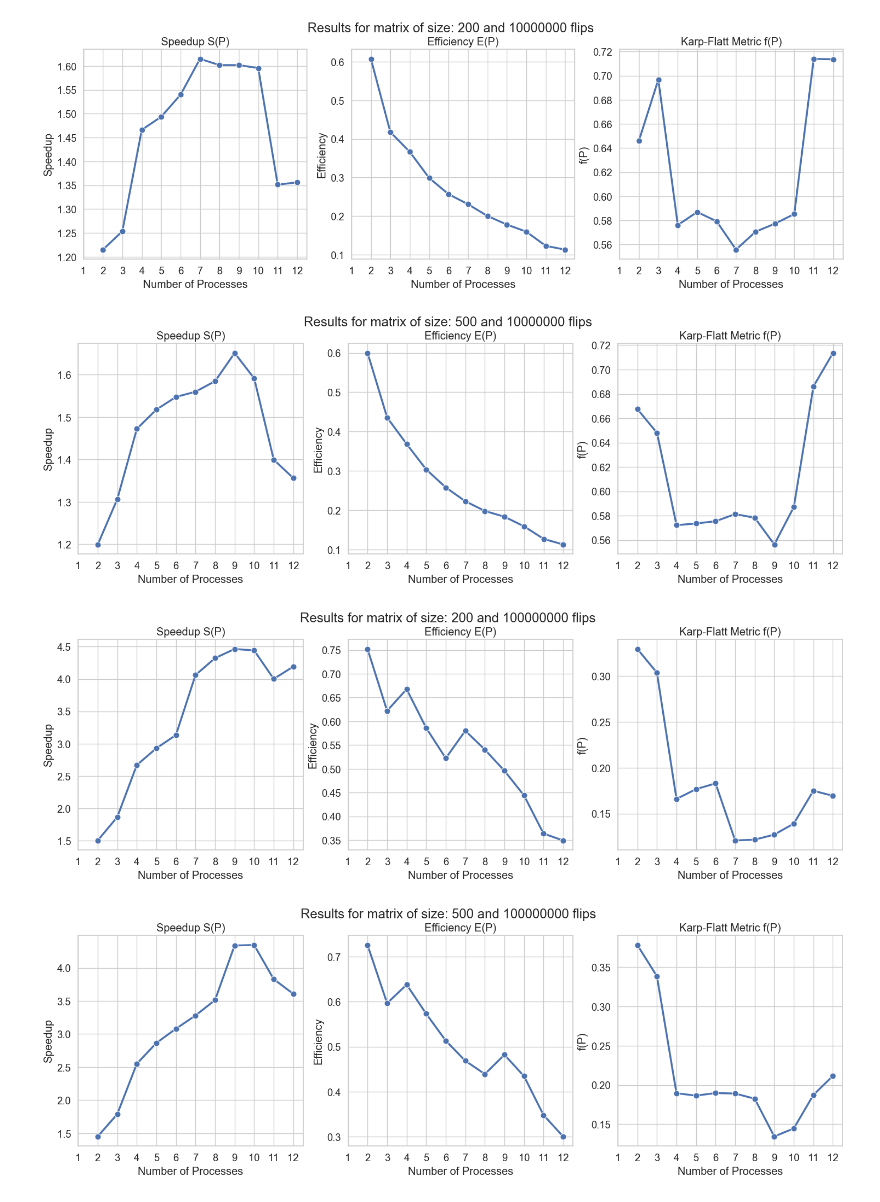
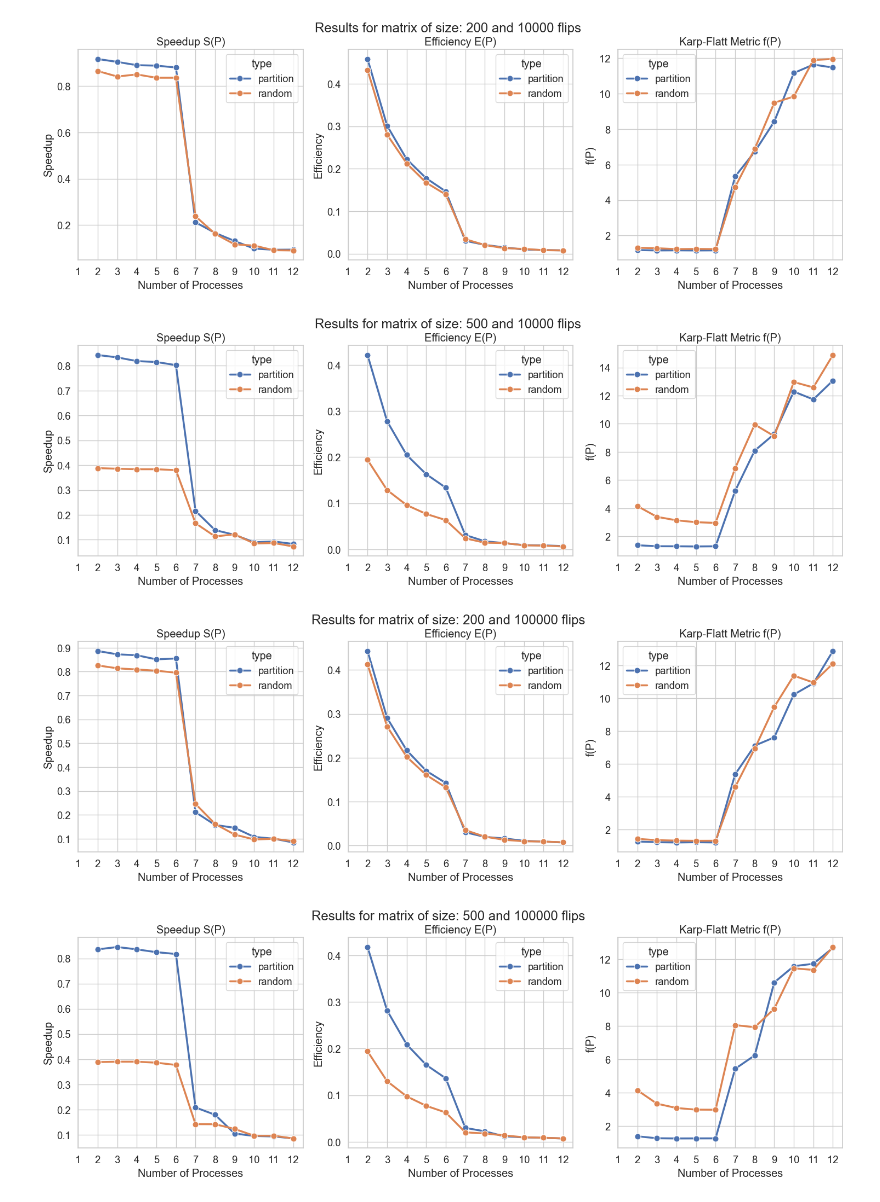
Before and after one commit to mnozkiewicz/Ising-Model, a Jupyter notebook: notebooks/metrics.ipynb, the cells around one changed output. Saved outputs shown, nothing was run; the diff lists cells and outputs as text; code cells hidden in the pictures.

```diff
--- a/notebooks/metrics.ipynb
+++ b/notebooks/metrics.ipynb
@@ -1,49 +23,48 @@
 # %%
 import matplotlib.pyplot as plt
 import pandas as pd
 import seaborn as sns
 
-df = pd.read_csv("../ising_times.csv")
+df = pd.read_csv("../ising_times_new.csv")
 
 def plot_line(rest: pd.DataFrame, y: str, y_label: str, title: str, ax):
 
     sns.lineplot(
         data=rest, x="nproc", y=y,
-        marker="o", linewidth=2.5, markersize=8, ax=ax
+        marker="o", linewidth=2.5, markersize=8, ax=ax, hue='type'
     )
     ax.set_title(title)
     ax.set_ylabel(y_label)
     ax.set_xlabel("Number of Processes")
     ax.set_xticks(df["nproc"].unique())
 
 
 grid_sizes = [200, 500]
-total_flips = [10_000_000, 100_000_000]
+total_flips = [10000, 100000]
+for iters in [100, 1000]:
+    for flip_count in total_flips:
+        for grid_size in grid_sizes:
+            per_proc_time = df[(df["grid_size"] == grid_size) & (df["total_flips"] == flip_count) & ((df["iters"] == iters) | (df["iters"] == 1))]
 
-for flip_count in total_flips:
-    for grid_size in grid_sizes:
-        per_proc_time = df[(df["grid_size"] == grid_size) & (df["total_flips"] == flip_count)]
+            one_proc = per_proc_time["nproc"] == 1
+            base_time = per_proc_time[one_proc]["time_sec"].iloc[0].item()
 
-        one_proc = per_proc_time["nproc"] == 1
-        base_time = per_proc_time[one_proc]["time_sec"].item()
+            rest = per_proc_time[~one_proc].copy()
+            rest["SP"] = base_time / rest["time_sec"]
+            rest["EP"] = rest["SP"] / rest["nproc"]
+            rest["fp"] = (1/rest["SP"] - (1/rest["nproc"])) / (1 - (1/rest["nproc"]))
 
-        rest = per_proc_time[~one_proc].copy()
-        rest["SP"] = base_time / rest["time_sec"]
-        rest["EP"] = rest["SP"] / rest["nproc"]
-        rest["fp"] = (1/rest["SP"] - (1/rest["nproc"])) / (1 - (1/rest["nproc"]))
+            sns.set_theme(style="whitegrid", font_scale=1.2)
+            fig, axes = plt.subplots(1, 3, figsize=(18,5))
 
-        sns.set_theme(style="whitegrid", font_scale=1.2)
-        fig, axes = plt.subplots(1, 3, figsize=(18,5))
+            fig.suptitle(f"Results for matrix of size: {grid_size} and {flip_count} flips")
+            plot_line(rest, "SP", "Speedup", "Speedup S(P)", axes[0])
+            plot_line(rest, "EP", "Efficiency", "Efficiency E(P)", axes[1])
+            plot_line(rest, "fp", "f(P)", "Karp-Flatt Metric f(P)", axes[2])
 
-        fig.suptitle(f"Results for matrix of size: {grid_size} and {flip_count} flips")
-
-        plot_line(rest, "SP", "Speedup", "Speedup S(P)", axes[0])
-        plot_line(rest, "EP", "Efficiency", "Efficiency E(P)", axes[1])
-        plot_line(rest, "fp", "f(P)", "Karp-Flatt Metric f(P)", axes[2])
-
-        plt.show()
+            plt.show()
 # %% [output]
-[figure, old version]
+[figure, new version]
-[figure, old version]
+[figure, new version]
-[figure, old version]
+[figure, new version]
-[figure, old version]
+[figure, new version]
```
Also changed, not shown: parts of 3 cells of this notebook, 3 other files.
